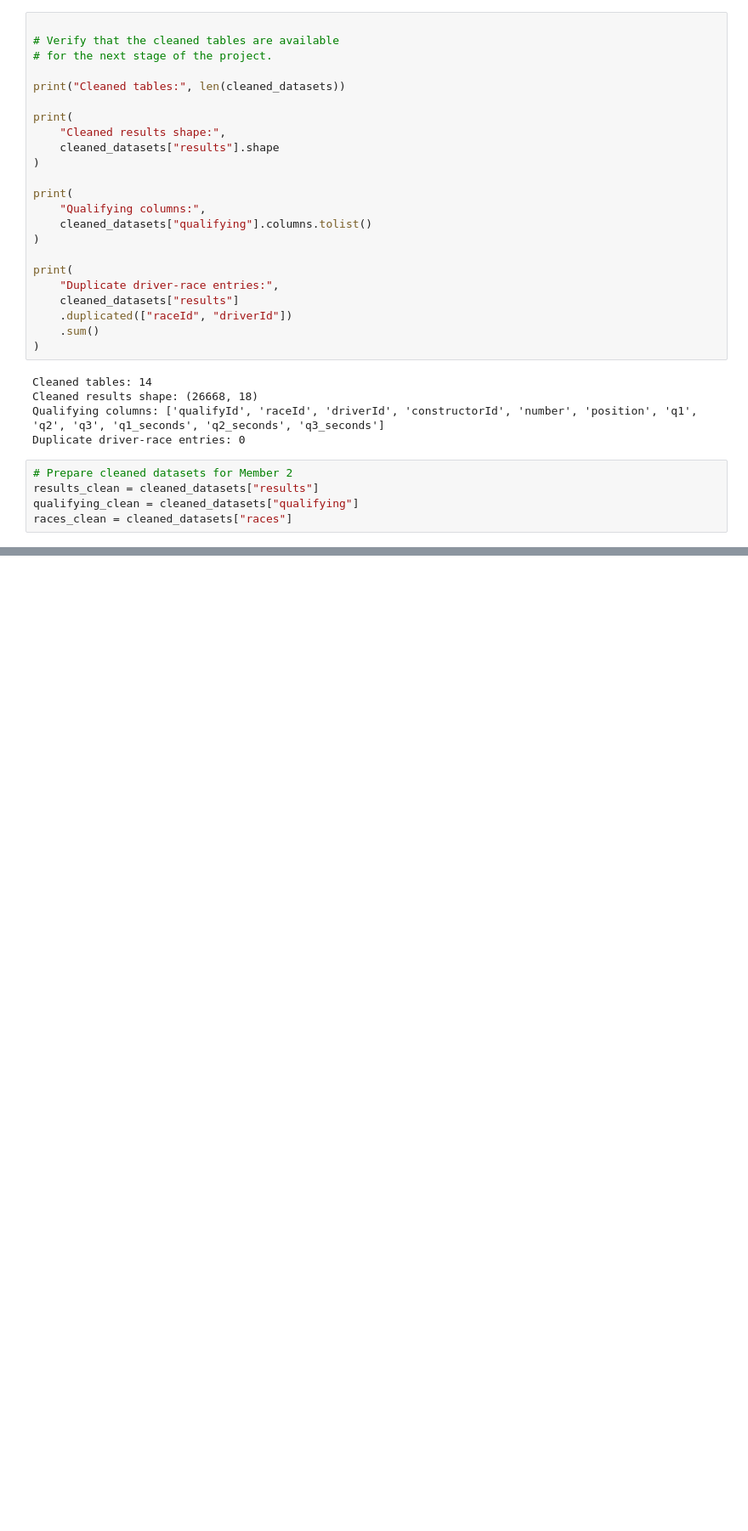
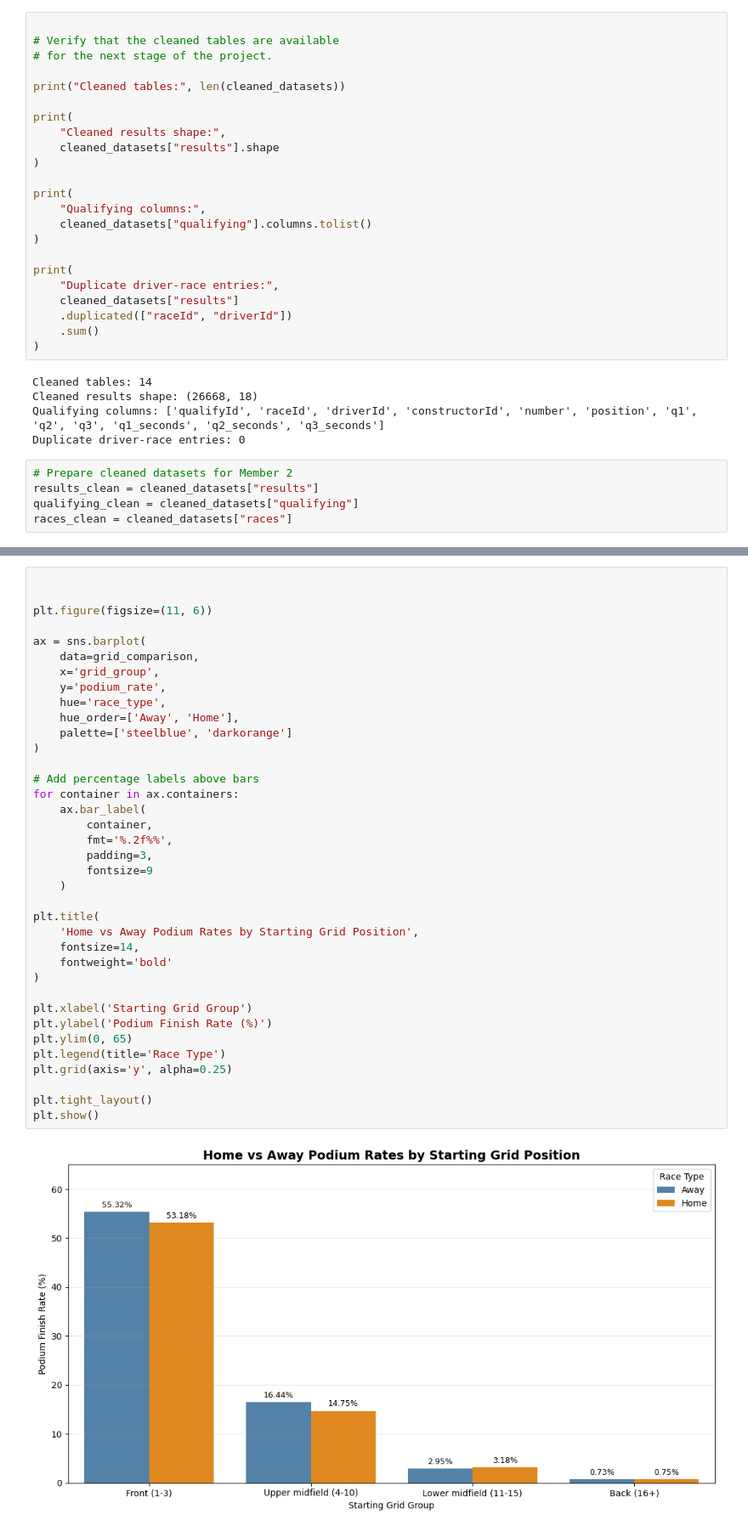
Before and after one commit to MalakAmrAlarnaouty/ACL_Project, a Jupyter notebook: ACL Milestone 1.ipynb, the cells around one changed output, grey strips where cells are left out. Shown at 85% size. Drawn from its saved outputs; the diff is of its cells as text; blank space fills up the shorter version.

```diff
--- a/ACL Milestone 1.ipynb
+++ b/ACL Milestone 1.ipynb
@@ -1610,0 +2651,39 @@ races_clean = cleaned_datasets["races"]
+# %%
+
+
+plt.figure(figsize=(11, 6))
+
+ax = sns.barplot(
+    data=grid_comparison,
+    x='grid_group',
+    y='podium_rate',
+    hue='race_type',
+    hue_order=['Away', 'Home'],
+    palette=['steelblue', 'darkorange']
+)
+
+# Add percentage labels above bars
+for container in ax.containers:
+    ax.bar_label(
+        container,
+        fmt='%.2f%%',
+        padding=3,
+        fontsize=9
+    )
+
+plt.title(
+    'Home vs Away Podium Rates by Starting Grid Position',
+    fontsize=14,
+    fontweight='bold'
+)
+
+plt.xlabel('Starting Grid Group')
+plt.ylabel('Podium Finish Rate (%)')
+plt.ylim(0, 65)
+plt.legend(title='Race Type')
+plt.grid(axis='y', alpha=0.25)
+
+plt.tight_layout()
+plt.show()
+# %% [output]
+[figure, added]
```
Also changed, not shown: parts of 36 cells of this notebook.
